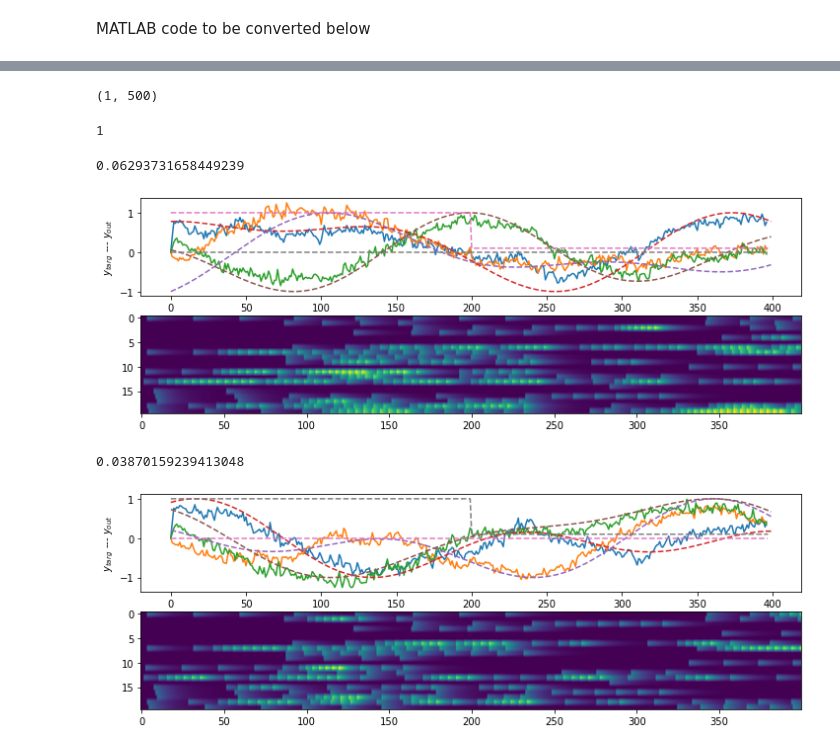
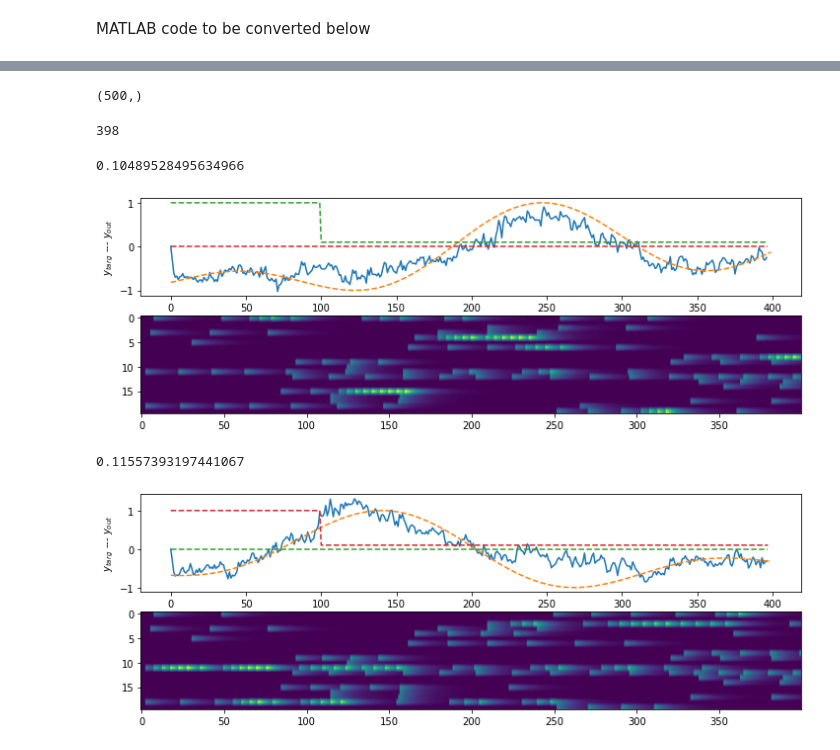
Before and after one commit to cristianocapone/LTTB, a Jupyter notebook: 3D-trajectory-2context.ipynb, the cells around one changed output, grey strips where cells are left out. Drawn from its saved outputs; the diff is of its cells as text; code cells hidden in the pictures.

```diff
--- a/3D-trajectory-2context.ipynb
+++ b/3D-trajectory-2context.ipynb
@@ -159,7 +159,7 @@ for iter in range(nIterRec):
 
     ###### Test
 
-    if iter%5==0:
+    if iter%50==0:
 
         for cont_index in range(2):
 
@@ -200,11 +213,11 @@ apicalFactor = 1
 #lttb.j_cont@lttb.cont + lttb.h + lttb.href)# + lttb.VresetApic*lttb.S_apic_dist[:,t]
 np.shape(lttb.Vapic[:,t-1]*(1-lttb.dt/lttb.tau_m) + lttb.dt/lttb.tau_m*(lttb.j_targ@lttb.y_targ[:,t]*apicalFactor + (lttb.j_cont@lttb.cont) + lttb.h + lttb.href))
 # %% [output]
-(1, 500)
+(500,)
 # %%
 lttb.t
 # %% [output]
-1
+398
 # %%
 for cont_index in range(2):
 
@@ -226,39 +239,39 @@ for cont_index in range(2):
 
     for t in range(lttb.T-2):
 
-        if t==200:
+        if t==100:
             apicalFactor = 0
             lttb.cont = lttb.cont*0.1
             #lttb.cont[0] = 1
         context.append(lttb.cont)
 
         lttb.step(apicalFactor = apicalFactor)
 
     SR = lttb.S_filtRO[:,1:-2]#lttb.B_filt_rec[:,1:-2]#
     Y = lttb.Jout@SR
     mse_rec_train = np.std(lttb.y_targ[:,1:-2] - Y)**2
 
     print(mse_rec_train)
 
 #mse, Y = lttb.train_ro(par,out_epochs = 1)
 
     plt.figure(figsize=(12, 4))
     plt.subplot(211)
-    plt.plot(Y.T)
-    plt.plot(lttb.y_targ.T,'--')
+    plt.plot(Y[2,:].T)
+    plt.plot(lttb.y_targ[2,:].T,'--')
     plt.plot(np.array(context),'--')
 
     plt.xlabel('time(s)')
     plt.ylabel('$y_{targ}$ --- $y_{out}$')
     plt.subplot(212)
     plt.imshow(lttb.S_filtRO[0:20,:],aspect='auto')
 
     #plt.subplot(313)
     #plt.imshow(lttb.S_wind[0:20,:],aspect='auto')
 
     plt.show()
 # %% [output]
-0.06293731658449239
+0.10489528495634966
-[figure, old version]
+[figure, new version]
-0.03870159239413048
+0.11557393197441067
-[figure, old version]
+[figure, new version]
```
Also changed, not shown: parts of 6 cells of this notebook, 5 other files.
